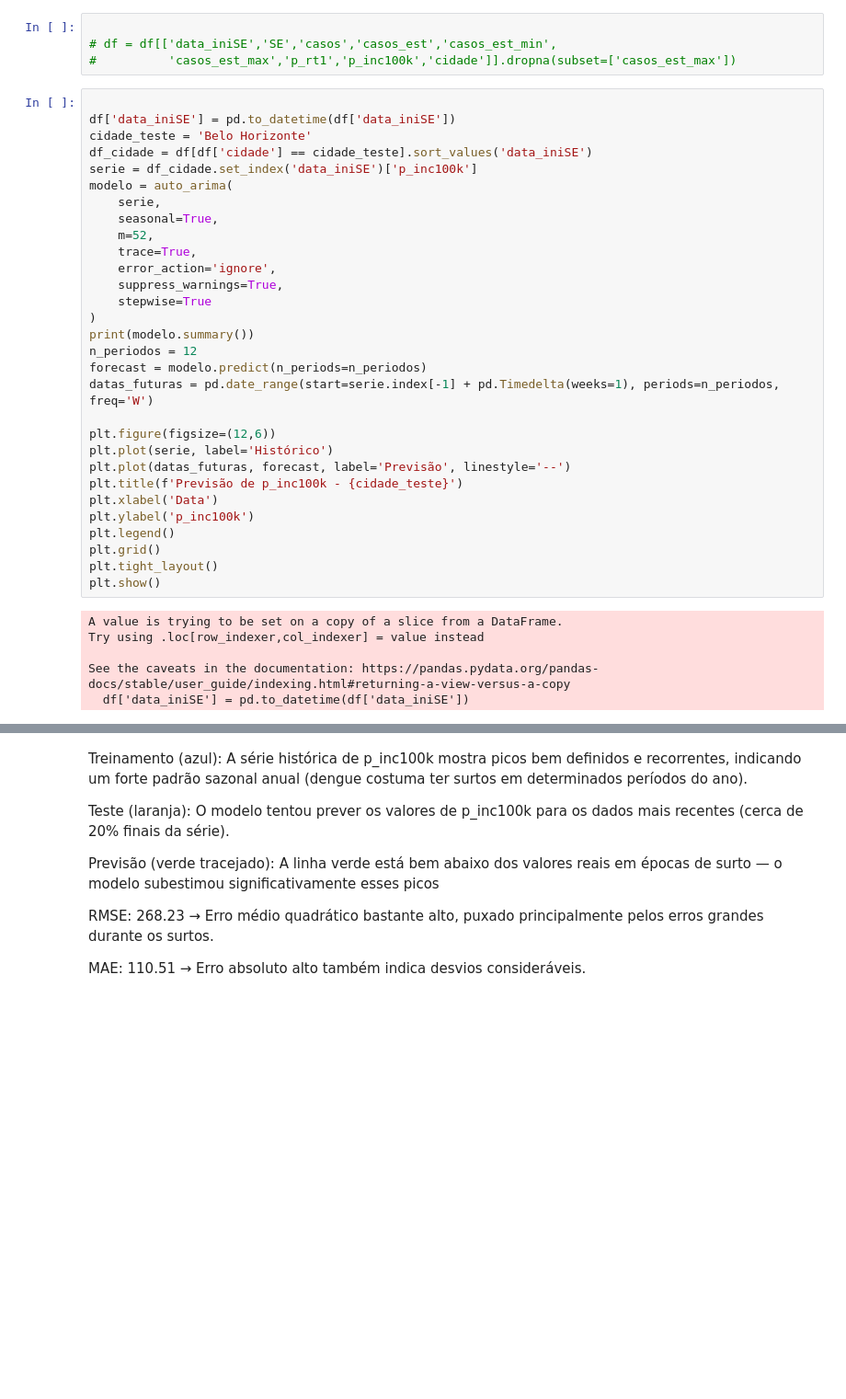
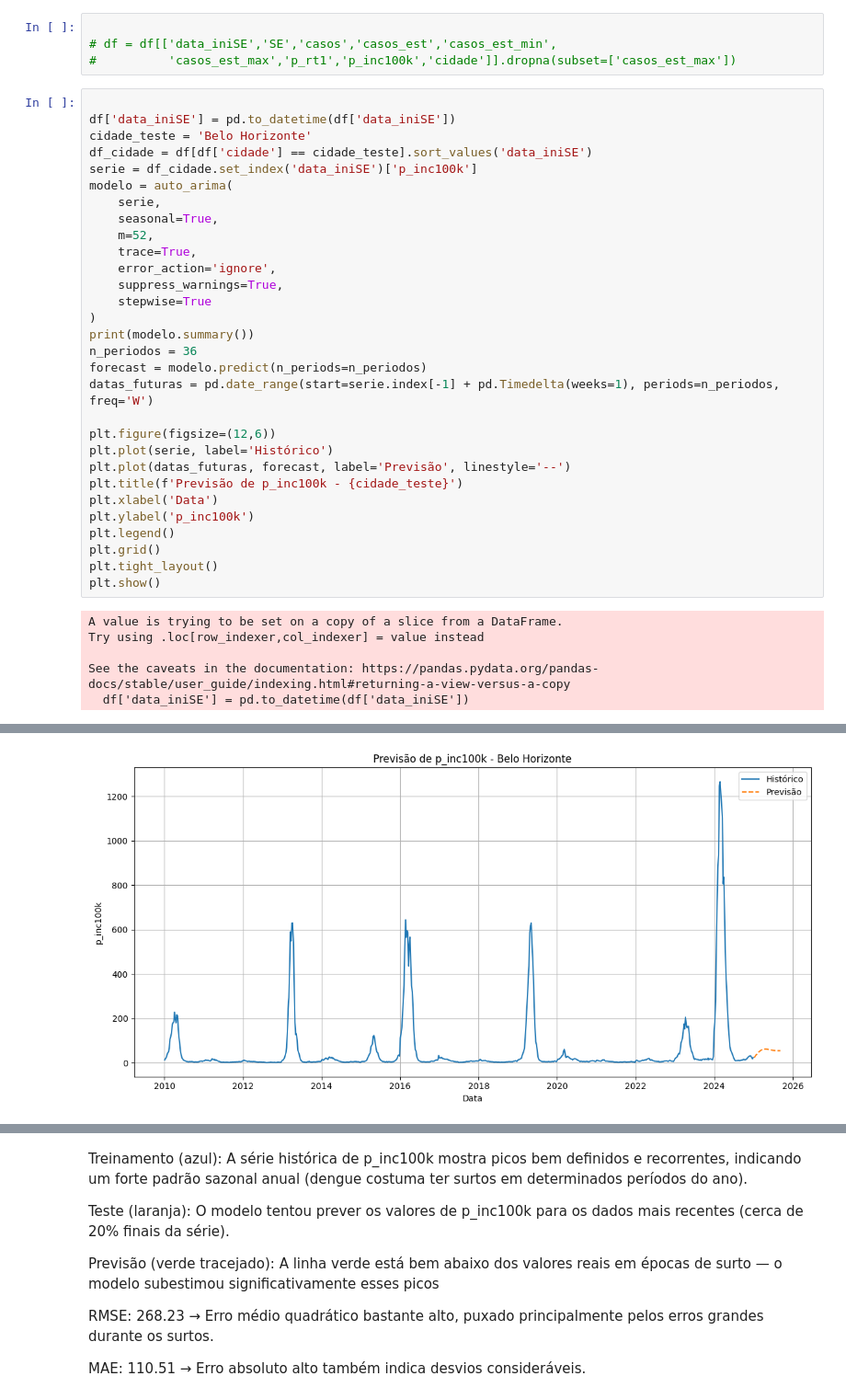
Before and after one commit to vemado/projeto_aplicado_iv, a Jupyter notebook: projeto/cd_projeto_aplicado_IV_entrega_3.ipynb, the cells around one changed output, grey strips where cells are left out. Shown at 92% size. Cells and saved outputs as stored; diff of their text form; blank space fills up the shorter version.

```diff
--- a/projeto/cd_projeto_aplicado_IV_entrega_3.ipynb
+++ b/projeto/cd_projeto_aplicado_IV_entrega_3.ipynb
@@ -261,7 +261,7 @@ modelo = auto_arima(
     stepwise=True
 )
 print(modelo.summary())
-n_periodos = 12
+n_periodos = 36
 forecast = modelo.predict(n_periods=n_periodos)
 datas_futuras = pd.date_range(start=serie.index[-1] + pd.Timedelta(weeks=1), periods=n_periodos, freq='W')
 
@@ -301,3 +301,4 @@ Performing stepwise search to minimize aic
+[figure, added]
 # %%
 cidade_escolhida = 'Belo Horizonte'
 df_cidade = data[data['cidade'] == cidade_escolhida].sort_values('data_iniSE')
```
Also changed, not shown: parts of 2 cells of this notebook, 12 other files.
